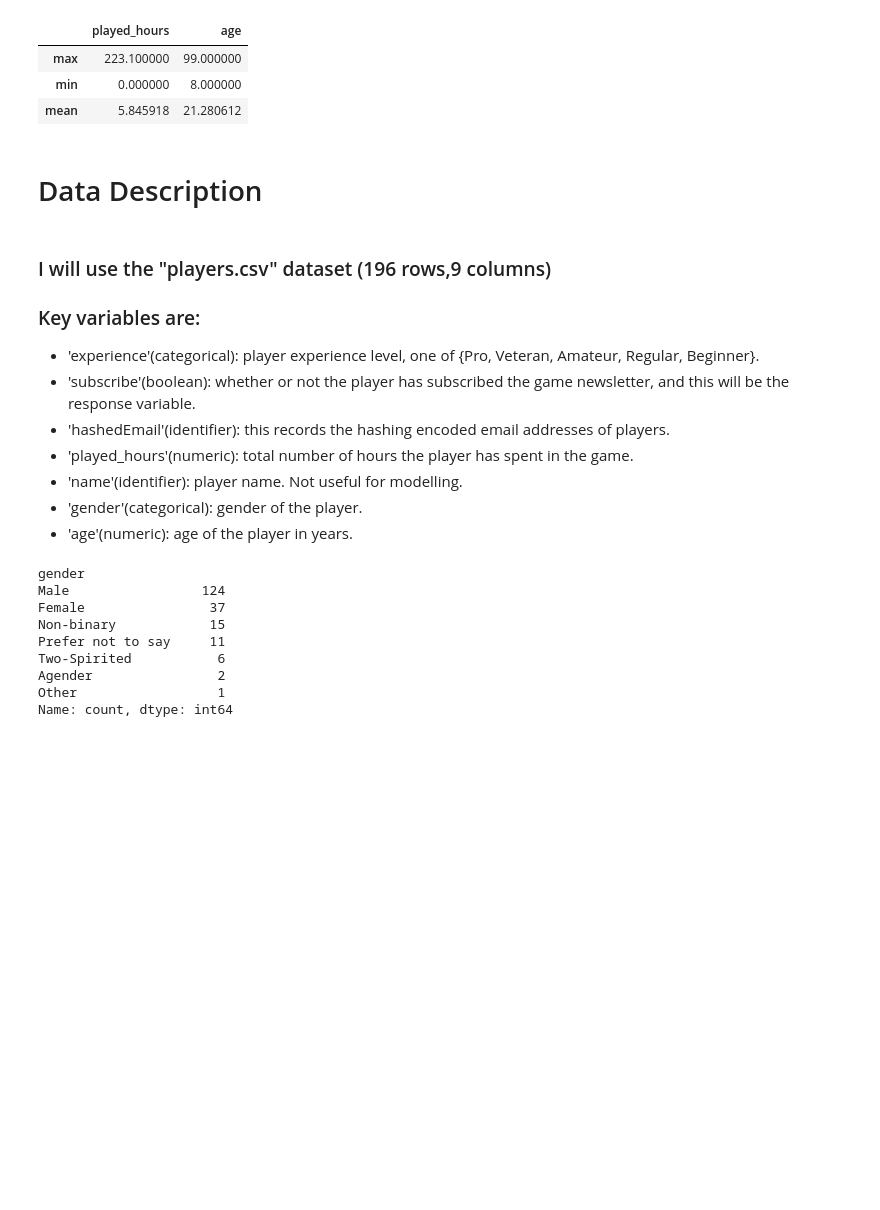
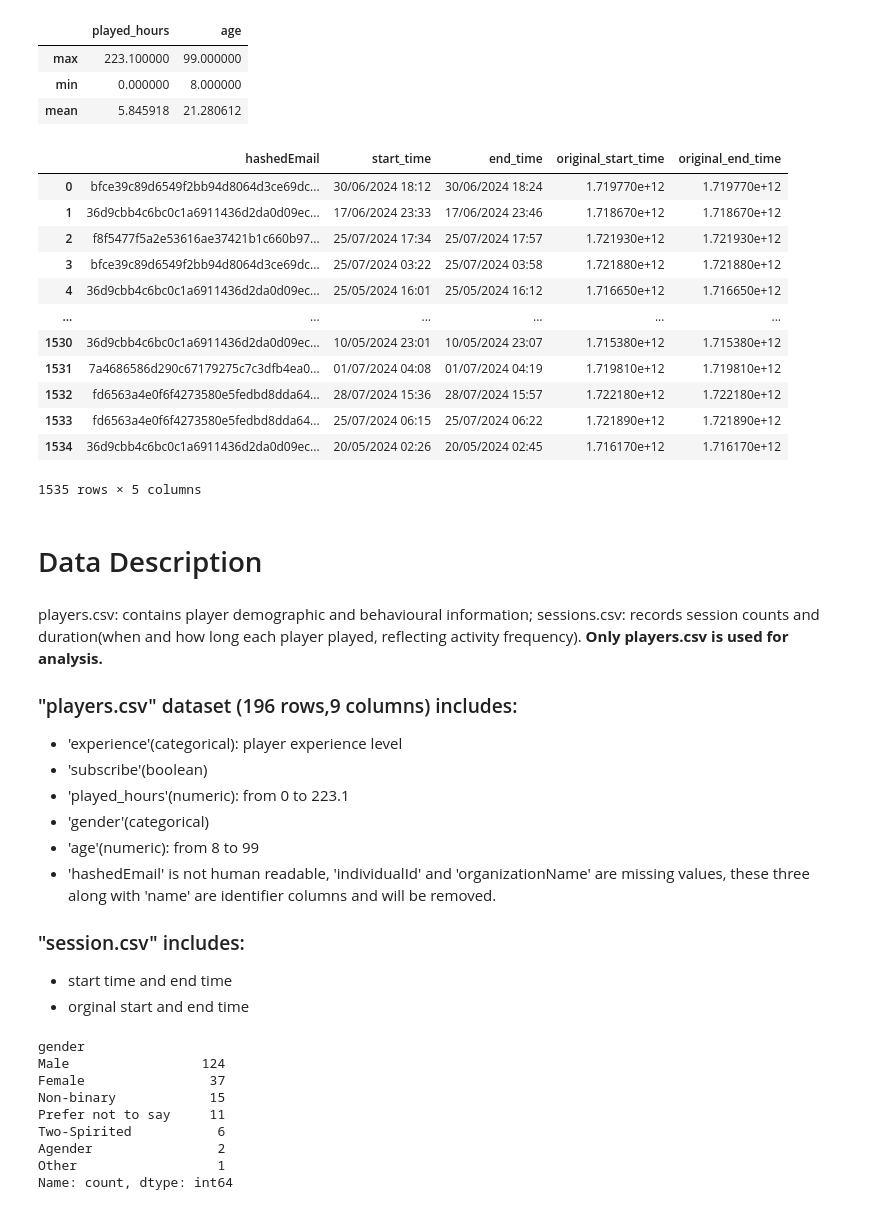
Before and after one commit to sherisezhang/project_individual, a Jupyter notebook: individual plan.ipynb, the cells around one changed output. Drawn from its saved outputs; the diff is of its cells as text; code cells hidden in the pictures; blank space fills up the shorter version.

Commit message:
Polish and revise the word count
Some data was supplemented and some repetitive words were deleted to make the article more concise and clear

```diff
--- a/individual plan.ipynb
+++ b/individual plan.ipynb
@@ -38,18 +40,40 @@ players[['played_hours', 'age']].agg(['max', 'min', 'mean'])
 | max | 223.100000 | 99.000000 |
 | min | 0.000000 | 8.000000 |
 | mean | 5.845918 | 21.280612 |
+# %%
+file_id_2 = '14O91N5OlVkvdGxXNJUj5jIsV5RexhzbB'
+url_2 = f'https://drive.google.com/uc?export=download&id={file_id_2}'
+sessions = pd.read_csv(url_2)
+sessions
+# %% [output]
+|  | hashedEmail | start_time | end_time | original_start_time | original_end_time |
+| 0 | bfce39c89d6549f2bb94d8064d3ce69dc... | 30/06/2024 18:12 | 30/06/2024 18:24 | 1.719770e+12 | 1.719770e+12 |
+| 1 | 36d9cbb4c6bc0c1a6911436d2da0d09ec... | 17/06/2024 23:33 | 17/06/2024 23:46 | 1.718670e+12 | 1.718670e+12 |
+| 2 | f8f5477f5a2e53616ae37421b1c660b97... | 25/07/2024 17:34 | 25/07/2024 17:57 | 1.721930e+12 | 1.721930e+12 |
+| 3 | bfce39c89d6549f2bb94d8064d3ce69dc... | 25/07/2024 03:22 | 25/07/2024 03:58 | 1.721880e+12 | 1.721880e+12 |
+| 4 | 36d9cbb4c6bc0c1a6911436d2da0d09ec... | 25/05/2024 16:01 | 25/05/2024 16:12 | 1.716650e+12 | 1.716650e+12 |
+| ... | ... | ... | ... | ... | ... |
+| 1530 | 36d9cbb4c6bc0c1a6911436d2da0d09ec... | 10/05/2024 23:01 | 10/05/2024 23:07 | 1.715380e+12 | 1.715380e+12 |
+| 1531 | 7a4686586d290c67179275c7c3dfb4ea0... | 01/07/2024 04:08 | 01/07/2024 04:19 | 1.719810e+12 | 1.719810e+12 |
+| 1532 | fd6563a4e0f6f4273580e5fedbd8dda64... | 28/07/2024 15:36 | 28/07/2024 15:57 | 1.722180e+12 | 1.722180e+12 |
+| 1533 | fd6563a4e0f6f4273580e5fedbd8dda64... | 25/07/2024 06:15 | 25/07/2024 06:22 | 1.721890e+12 | 1.721890e+12 |
+| 1534 | 36d9cbb4c6bc0c1a6911436d2da0d09ec... | 20/05/2024 02:26 | 20/05/2024 02:45 | 1.716170e+12 | 1.716170e+12 |
+1535 rows × 5 columns
 # %% [markdown]
 # Data Description
 # %% [markdown]
-### I will use the "players.csv" dataset (196 rows,9 columns)
-### Key variables are:
-+ 'experience'(categorical): player experience level, one of {Pro, Veteran, Amateur, Regular, Beginner}.
-+ 'subscribe'(boolean): whether or not the player has subscribed the game newsletter, and this will be the response variable.
-+ 'hashedEmail'(identifier): this records the hashing encoded email addresses of players.
-+ 'played_hours'(numeric): total number of hours the player has spent in the game.
-+ 'name'(identifier): player name. Not useful for modelling.
-+ 'gender'(categorical): gender of the player.
-+ 'age'(numeric): age of the player in years.
+players.csv: contains player demographic and behavioural information; sessions.csv: records session counts and duration(when and how long each player played, reflecting activity frequency).
+**Only players.csv is used for analysis.**
+### "players.csv" dataset (196 rows,9 columns) includes:
++ 'experience'(categorical): player experience level
++ 'subscribe'(boolean)
++ 'played_hours'(numeric): from 0 to 223.1
++ 'gender'(categorical)
++ 'age'(numeric): from 8 to 99
++ 'hashedEmail' is not human readable, 'individualId' and 'organizationName' are missing values, these three along with 'name' are identifier columns and will be removed.
+### "session.csv" includes:
++ start time and end time
++ orginal start and end time
 # %%
 players['gender'].value_counts()
 # %% [output]
```
Also changed, not shown: parts of 18 cells of this notebook.
